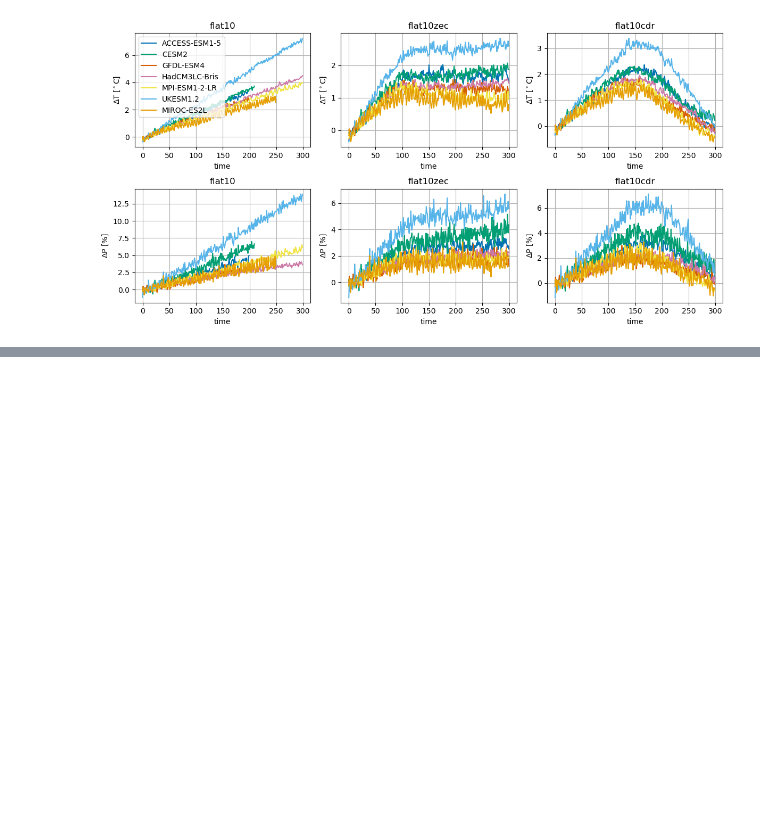
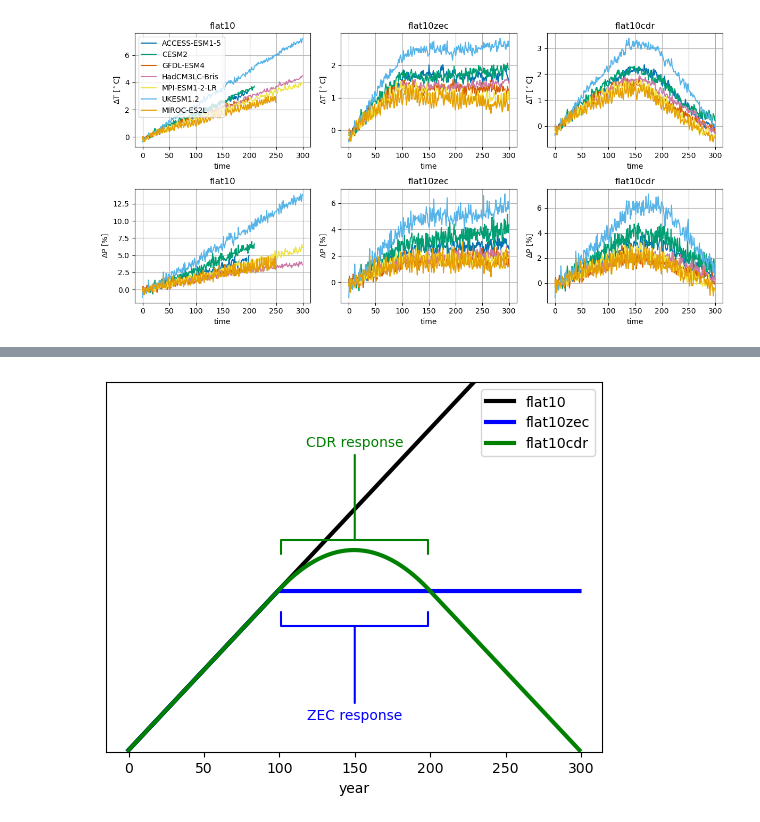
Before and after one commit to ckoven/flat10mip_regional_climatechange, a Jupyter notebook: precip_temp_analysis.ipynb, the cells around one changed output, grey strips where cells are left out. Cells and saved outputs as stored; diff of their text form; code cells hidden in the pictures; blank space fills up the shorter version.

```diff
--- a/precip_temp_analysis.ipynb
+++ b/precip_temp_analysis.ipynb
@@ -194,0 +195,29 @@ plt.show()
+# %%
+time = np.arange(300)
+flat10_emiss = np.ones(300)*10.
+
+flat10zec_emiss = np.ones(300)*10.
+flat10zec_emiss[100:] = 0.
+
+flat10cdr_emiss = np.ones(300)*10.
+flat10cdr_emiss[100:200] = 10. - np.arange(100)*0.2
+flat10cdr_emiss[200:] = -10
+
+flat10_cumemiss = flat10_emiss.cumsum()
+flat10zec_cumemiss = flat10zec_emiss.cumsum()
+flat10cdr_cumemiss = flat10cdr_emiss.cumsum()
+# %%
+plt.plot(time, flat10_cumemiss, color='black', label='flat10', lw=3)
+plt.plot(time, flat10zec_cumemiss, color='blue', label='flat10zec', lw=3)
+plt.plot(time, flat10cdr_cumemiss, color='green', label='flat10cdr', lw=3)
+
+plt.annotate('ZEC response', xy=(150, 800), xytext=(150, 200),
+            arrowprops=dict(arrowstyle='-[, widthB=5.3, lengthB=1.0', lw=1.5, color='blue'), horizontalalignment='center',color='blue')
+plt.annotate('CDR response', xy=(150, 1300), xytext=(150, 1900),
+            arrowprops=dict(arrowstyle='-[, widthB=5.3, lengthB=1.0', lw=1.5, color='green'), horizontalalignment='center',color='green')
+plt.ylim(0,2300)
+plt.xlabel('year')
+plt.legend()
+plt.tick_params(left=False, labelleft=False)
+# %% [output]
+[figure, added]
```
Also changed, not shown: parts of 3 cells of this notebook, 1 other file.
